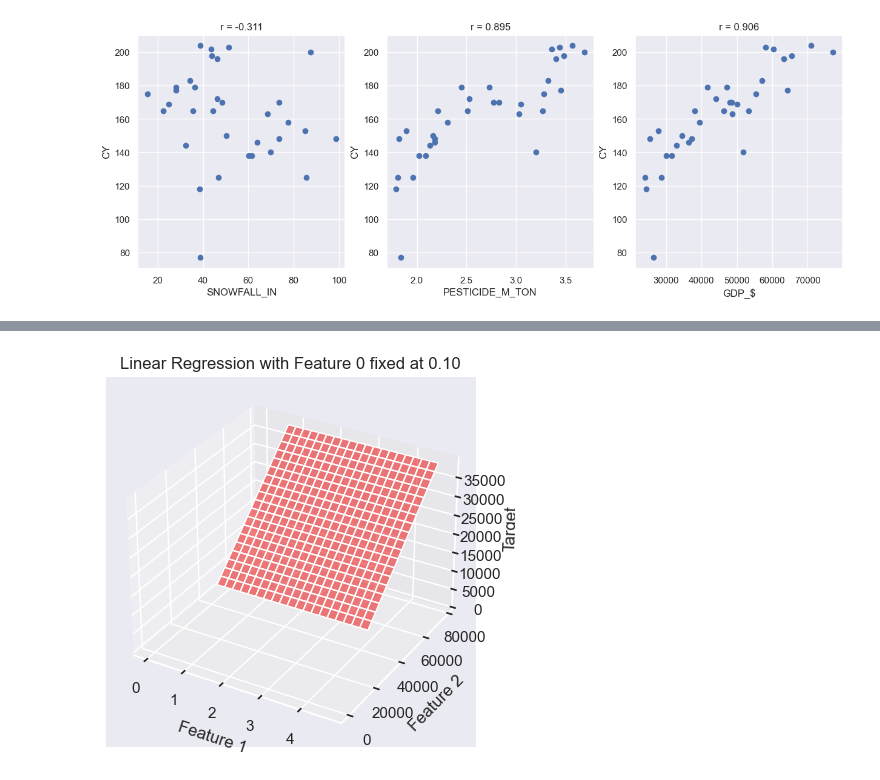
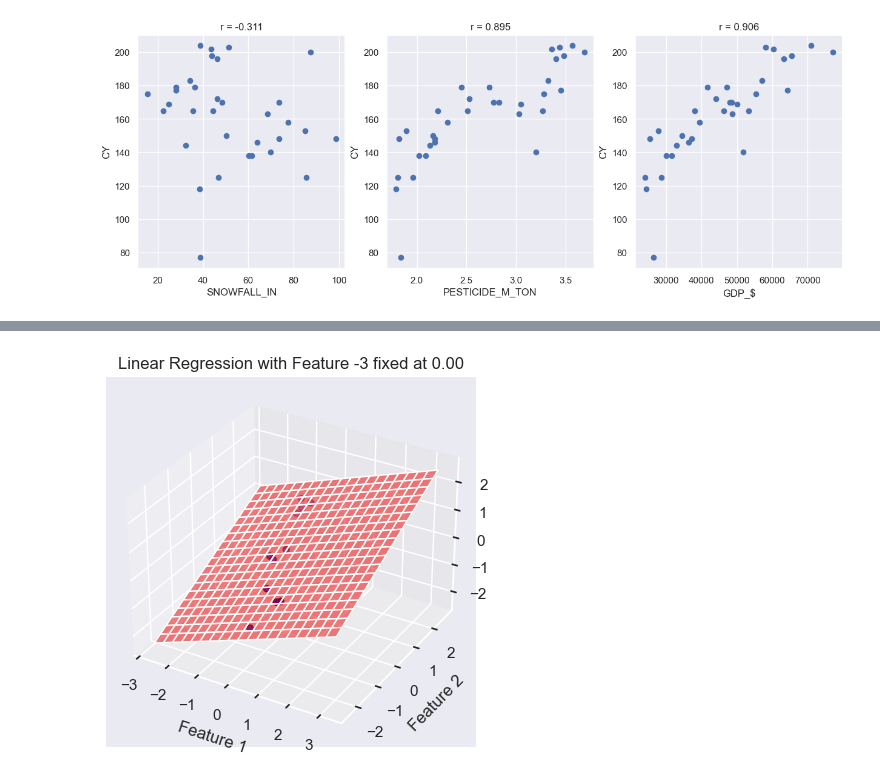
Before and after one commit to Aryanaut/DTP3_CropYield, a Jupyter notebook: src/main.ipynb, the cells around one changed output, grey strips where cells are left out. Cells and saved outputs as stored; diff of their text form; code cells hidden in the pictures.

```diff
--- a/src/main.ipynb
+++ b/src/main.ipynb
@@ -201,7 +180,7 @@ def plot_with_constant_variable(model, constant_feature_index, constant_value=No
 # %%
-plot_with_constant_variable(model, 0, constant_value=0.1)
+plot_with_constant_variable(model, -3)
 # %% [output]
-[figure, old version]
+[figure, new version]
 # %%
 %load_ext autoreload
 %autoreload 2
```
Also changed, not shown: parts of 3 cells of this notebook, 2 other files.
